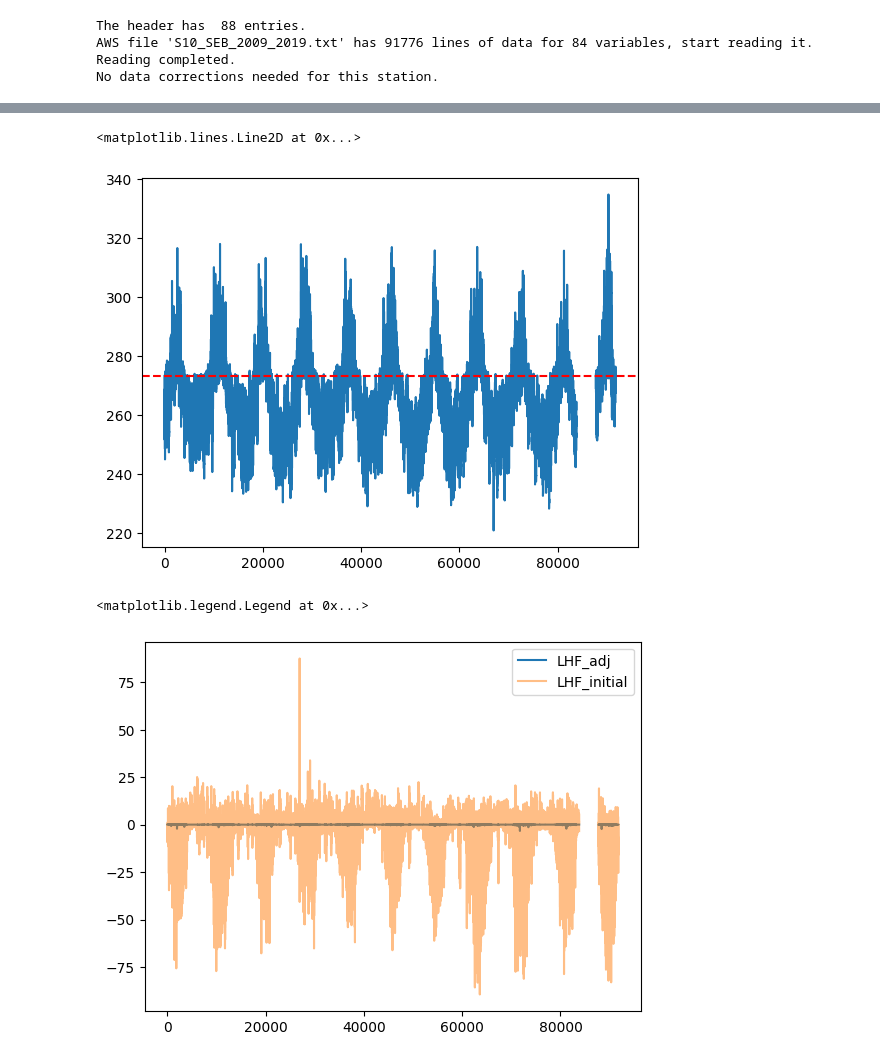
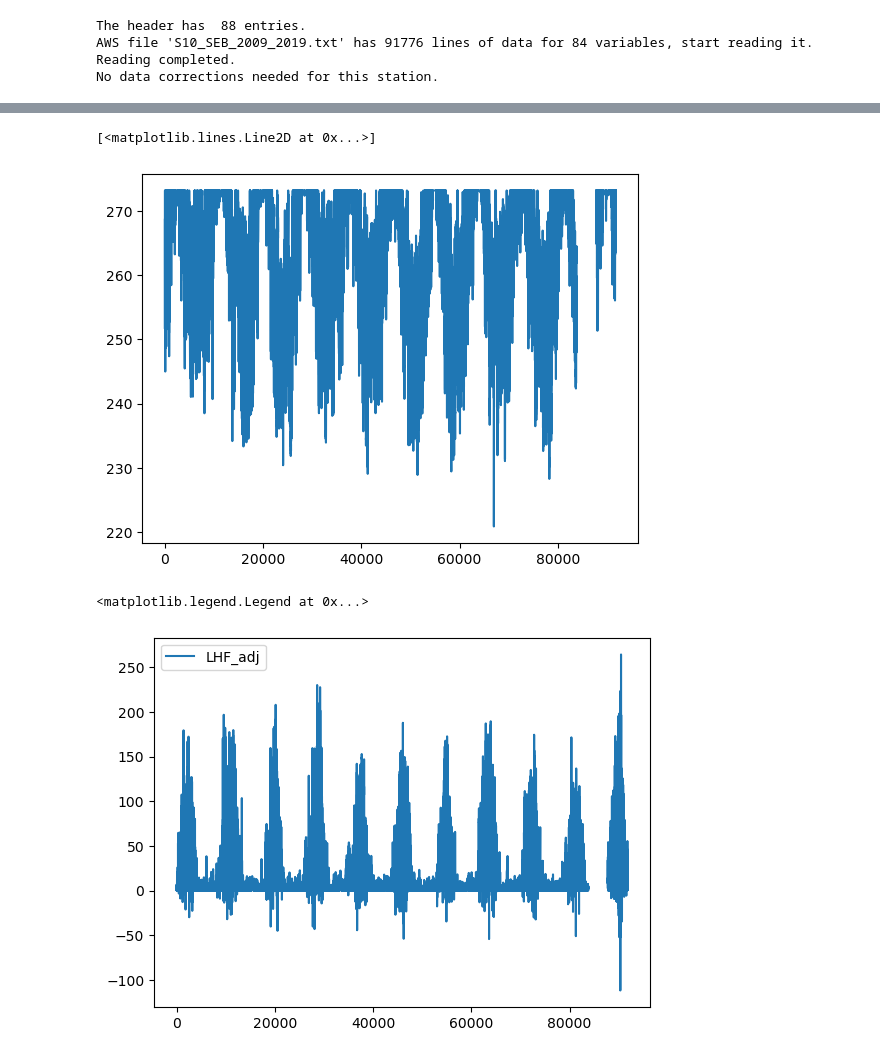
Before and after one commit to CLPHUU/IceAndClimate, a Jupyter notebook: Project_2/Project2_version2.ipynb, the cells around one changed output, grey strips where cells are left out. Saved outputs shown, nothing was run; the diff lists cells and outputs as text; code cells hidden in the pictures.

```diff
--- a/Project_2/Project2_version2.ipynb
+++ b/Project_2/Project2_version2.ipynb
@@ -13,6 +13,8 @@ The header has  88 entries.
 AWS file 'S10_SEB_2009_2019.txt' has 91776 lines of data for 84 variables, start reading it.
 Reading completed.
 No data corrections needed for this station.
+# %%
+SIGMA=5.67e-8
 # %%
 class CloseSEB():
     def __init__(self, SEBdata):
@@ -214,4 +223,4 @@ dT = 0
 SEB = CloseSEB(SEBdata)
 LWadjdown = SEB.LWadjdown(SEB.T_air, dT=dT)
 # TODO: in the beginning we get LWdown by air temperature and without epsilon, but later we calculate it with T2m and with epsilon
-melt_dict_fluxes = SEB.fetch_SEB(LWadjdown=LWadjdown, dT=dT,get_Fluxes=True)
+melt_dict_fluxes = SEB.fetch_SEB(LWadjdown=LWadjdown, dT=dT)
@@ -287,14 +302,14 @@ plt.legend()
 # %%
 plt.plot(melt_dict_fluxes['T_surf'])
-plt.axhline(273.15, color='r', linestyle='--')
+# plt.axhline(273.15, color='r', linestyle='--')
 # %% [output]
-<matplotlib.lines.Line2D at 0x...>
+[<matplotlib.lines.Line2D at 0x...>]
-[figure, old version]
+[figure, new version]
 # %%
-plt.plot(melt_dict_fluxes['LHF_adj'], label='LHF_adj')
-plt.plot(SEB.LHF_initial, label='LHF_initial', alpha=.5)
+plt.plot(melt_dict_fluxes['Melt'], label='LHF_adj')
+# plt.plot(SEB.LHF_initial, label='LHF_initial', alpha=.5)
 plt.legend()
 # %% [output]
 <matplotlib.legend.Legend at 0x...>
-[figure, old version]
+[figure, new version]
 # %%
```
Also changed, not shown: parts of 14 cells of this notebook.
